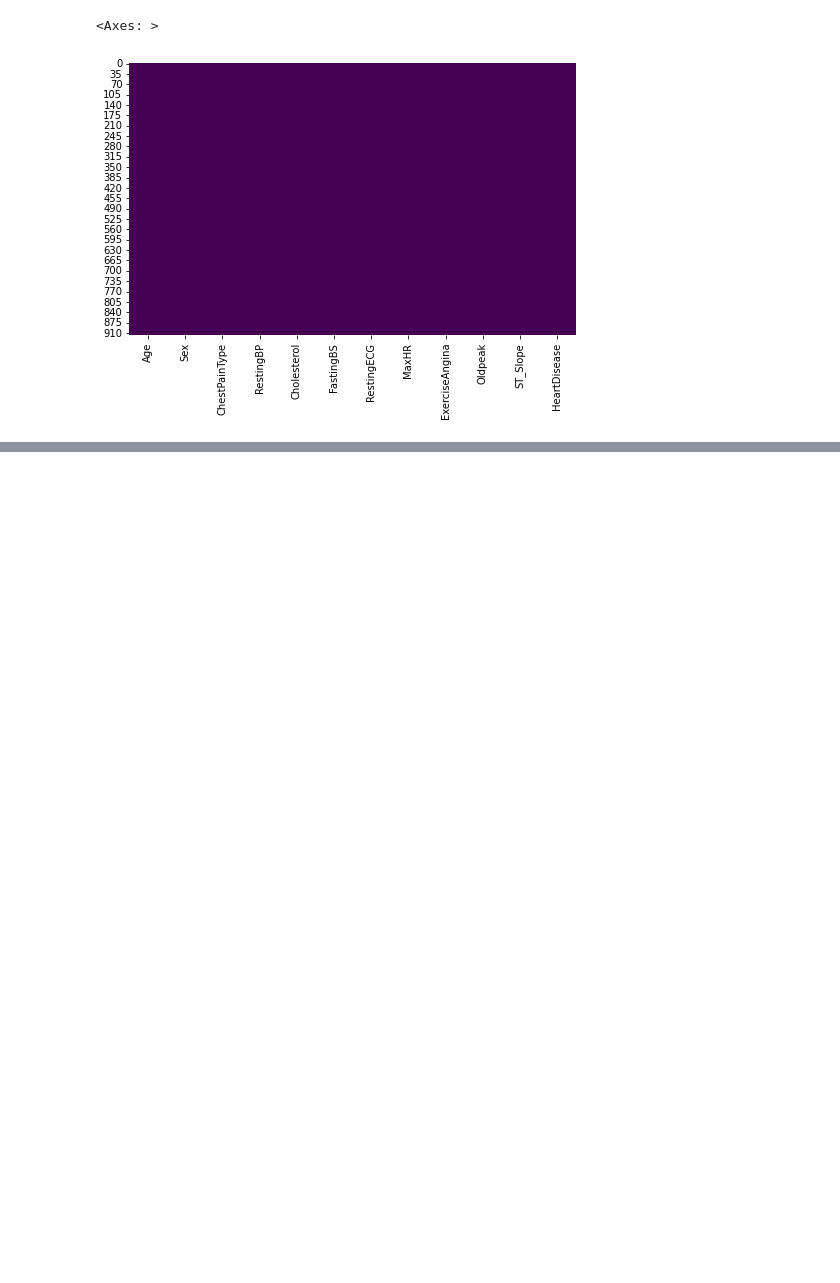
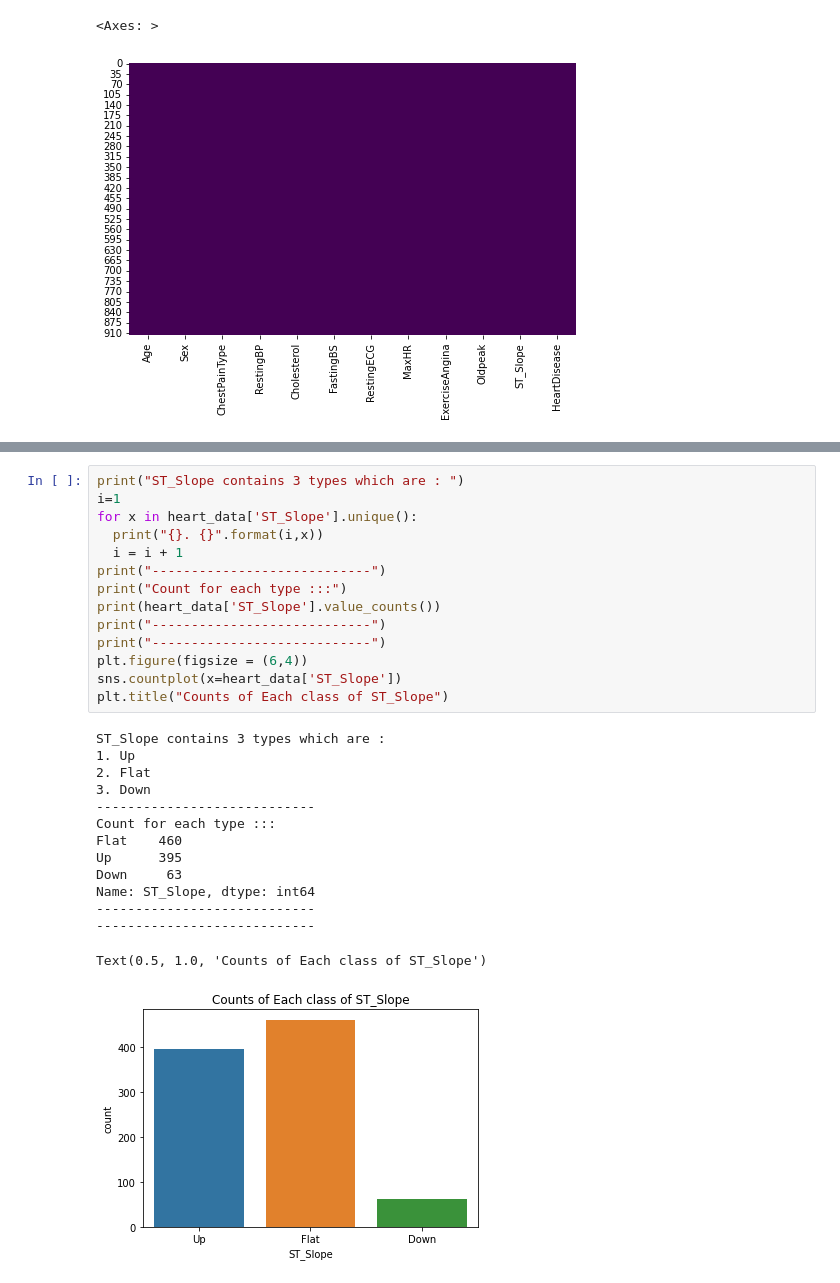
Before and after one commit to lovepreetmultani/python, a Jupyter notebook: Heart.ipynb, the cells around one changed output, grey strips where cells are left out. Saved outputs shown, nothing was run; the diff lists cells and outputs as text; blank space fills up the shorter version.

```diff
--- a/Heart.ipynb
+++ b/Heart.ipynb
@@ -51,0 +117,29 @@ sns.heatmap(heart_data.isnull(),cbar=False,cmap='viridis')
+# %%
+print("ST_Slope contains 3 types which are : ")
+i=1
+for x in heart_data['ST_Slope'].unique():
+  print("{}. {}".format(i,x))
+  i = i + 1
+print("----------------------------")
+print("Count for each type :::")
+print(heart_data['ST_Slope'].value_counts())
+print("----------------------------")
+print("----------------------------")
+plt.figure(figsize = (6,4))
+sns.countplot(x=heart_data['ST_Slope'])
+plt.title("Counts of Each class of ST_Slope")
+# %% [output]
+ST_Slope contains 3 types which are :
+1. Up
+2. Flat
+3. Down
+----------------------------
+Count for each type :::
+Flat    460
+Up      395
+Down     63
+Name: ST_Slope, dtype: int64
+----------------------------
+----------------------------
+Text(0.5, 1.0, 'Counts of Each class of ST_Slope')
+[figure, added]
```
Also changed, not shown: parts of 38 cells of this notebook.
